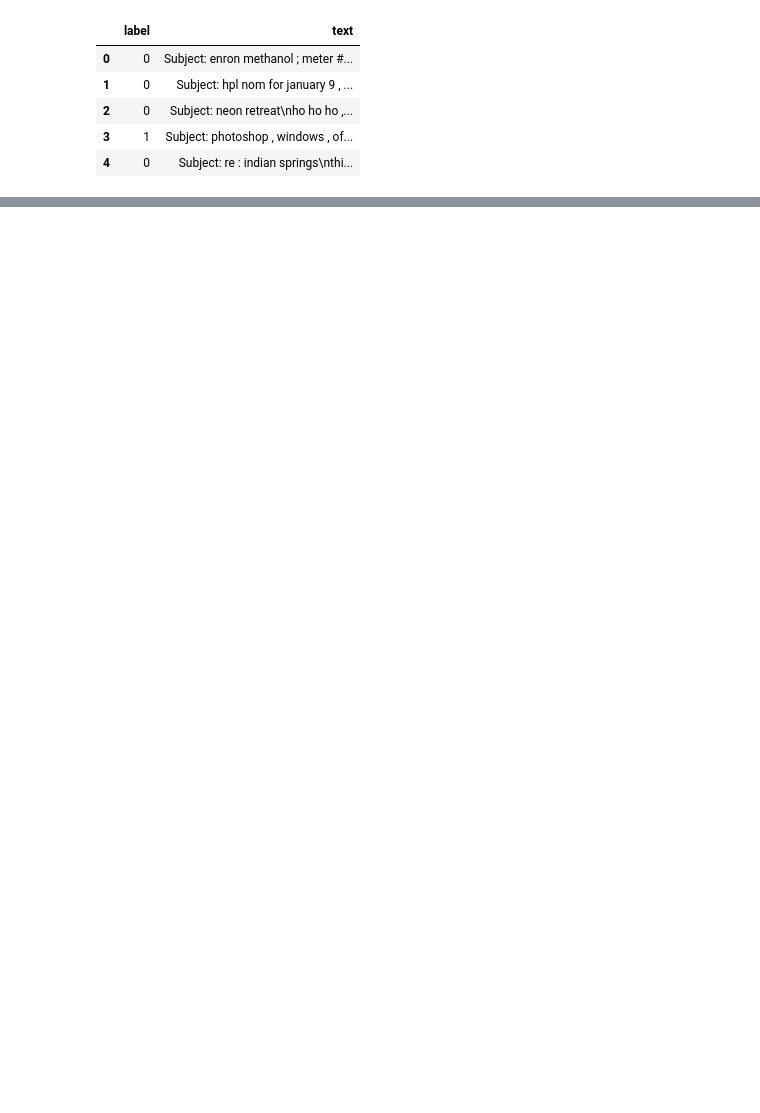
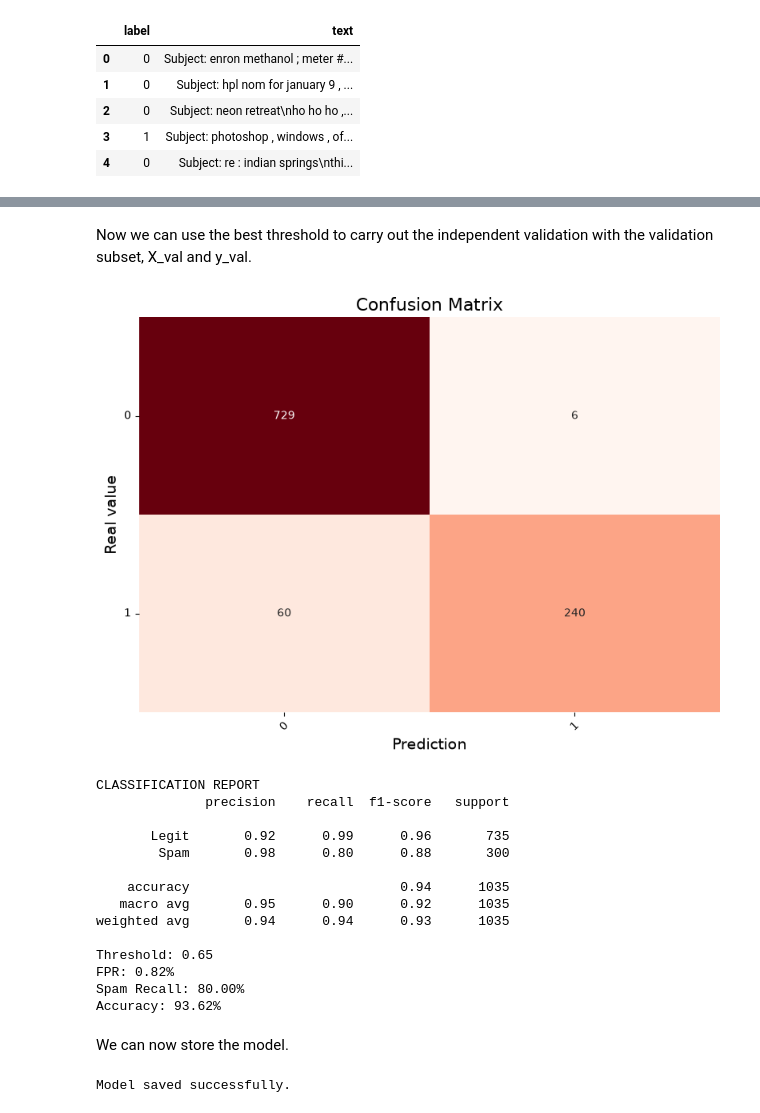
Before and after one commit to mgalvaro/spam_detection, a Jupyter notebook: spam_detection.ipynb, the cells around one changed output, grey strips where cells are left out. Saved outputs shown, nothing was run; the diff lists cells and outputs as text; code cells hidden in the pictures; blank space fills up the shorter version.

```diff
--- a/spam_detection.ipynb
+++ b/spam_detection.ipynb
@@ -42,0 +542,6 @@ df.head()
+# %%
+df = pd.read_csv("Data/spam.csv")
+df['label'] = df['label'].apply(lambda x: 0 if x == 'no spam' else 1)
+# %%
+def preprocess_batch(texts):
+    return [preprocesar_texto(text) for text in texts]
@@ -42,0 +581,13 @@ df.head()
+# %%
+pipeline = Pipeline([
+    ('preprocessor', FunctionTransformer(preprocess_batch, validate=False)),
+    ('vectorizer', CountVectorizer(max_features=1000)),
+    ('classifier', RandomForestClassifier(
+        class_weight={0: 2, 1: 1},
+        random_state=43,
+        n_jobs=-1
+    ))
+])
+
+# Train the model
+pipeline.fit(X_train, y_train)
@@ -42,0 +637,60 @@ df.head()
+# %% [markdown]
+Now we can use the best threshold to carry out the independent validation with the validation subset, X_val and y_val.
+# %%
+val_probs = pipeline.predict_proba(X_val)[:, spam_idx]
+
+y_val_pred = (val_probs >= best_threshold).astype(int)
+
+# Confusion matrix
+cm = confusion_matrix(y_val, y_val_pred, labels=[0, 1])
+tn, fp, fn, tp = cm.ravel()
+
+# Main metrics
+fpr = fp / (fp + tn)
+spam_recall = tp / (tp + fn)
+# %%
+plot_confusion_matrix(y_val, y_val_pred, cmap='Reds')
+
+print("\nCLASSIFICATION REPORT")
+print(classification_report(
+    y_val,
+    y_val_pred,
+    target_names=["Legit", "Spam"]
+))
+
+print(f"Threshold: {best_threshold:.2f}")
+print(f"FPR: {fpr:.2%}")
+print(f"Spam Recall: {spam_recall:.2%}")
+print(f"Accuracy: {accuracy_score(y_val, y_val_pred):.2%}")
+# %% [output]
+[figure, added]
+CLASSIFICATION REPORT
+              precision    recall  f1-score   support
+
+       Legit       0.92      0.99      0.96       735
+        Spam       0.98      0.80      0.88       300
+
+    accuracy                           0.94      1035
+   macro avg       0.95      0.90      0.92      1035
+weighted avg       0.94      0.94      0.93      1035
+
+Threshold: 0.65
+FPR: 0.82%
+Spam Recall: 80.00%
+Accuracy: 93.62%
+# %% [markdown]
+We can now store the model.
+# %%
+import pickle
+
+model_data = {
+    'pipeline': pipeline,
+    'threshold': best_threshold
+}
+
+with open('spam_detection_model.pkl', 'wb') as file:
+    pickle.dump(model_data, file)
+
+print("Model saved successfully.")
+# %% [output]
+Model saved successfully.
```
Also changed, not shown: parts of 62 cells of this notebook, 3 other files.
